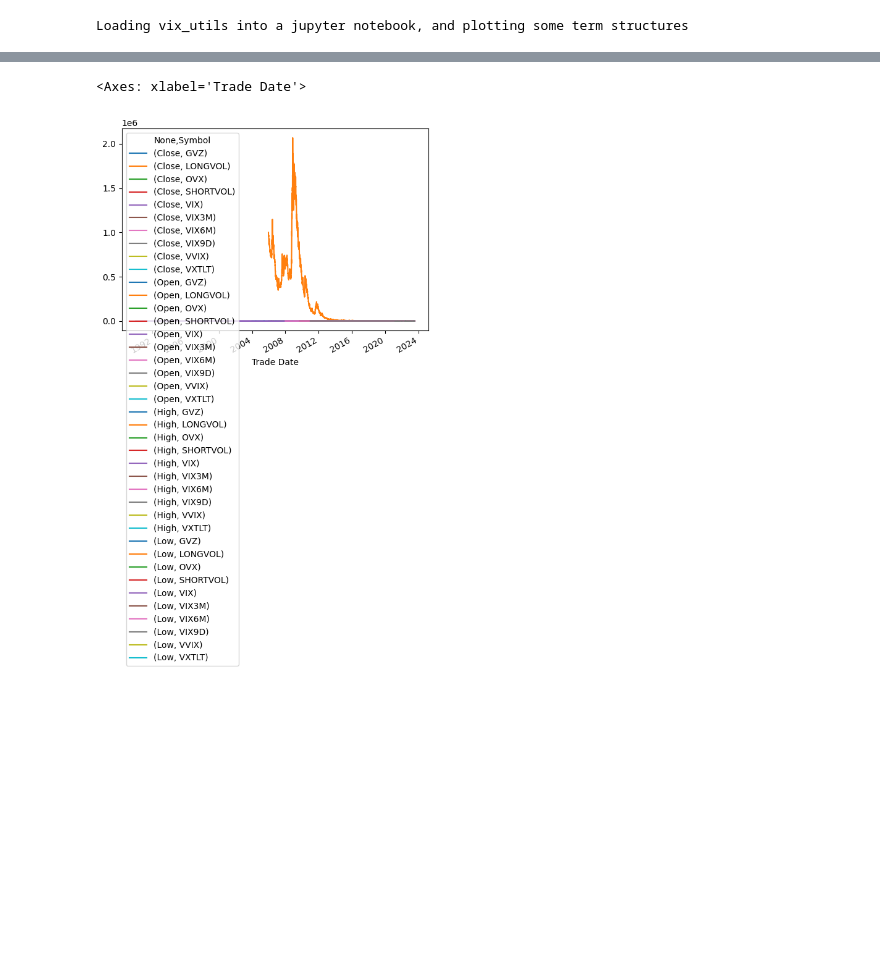
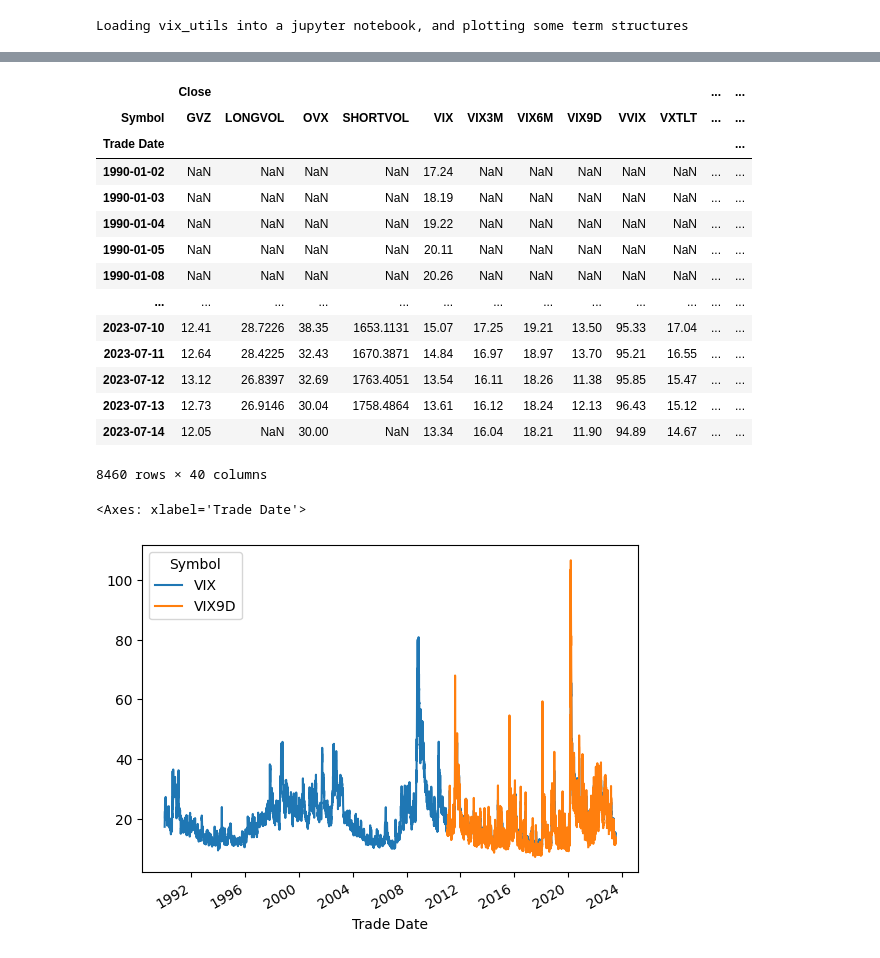
Before and after one commit to dougransom/vix_utils, a Jupyter notebook: src/vix_utils/examples/vix_utils use in Jupyter.ipynb, the cells around one changed output, grey strips where cells are left out. Cells and saved outputs as stored; diff of their text form; code cells hidden in the pictures; blank space fills up the shorter version.

```diff
--- a/src/vix_utils/examples/vix_utils use in Jupyter.ipynb
+++ b/src/vix_utils/examples/vix_utils use in Jupyter.ipynb
@@ -71,5 +62,23 @@ close.plot()
+# %%
+vix_cash_wide
+# %% [output]
+|  | Close |  |  |  |  |  |  |  |  |  | ... | ... |
+| Symbol | GVZ | LONGVOL | OVX | SHORTVOL | VIX | VIX3M | VIX6M | VIX9D | VVIX | VXTLT | ... | ... |
+| Trade Date |  |  |  |  |  |  |  |  |  |  |  | ... |
+| 1990-01-02 | NaN | NaN | NaN | NaN | 17.24 | NaN | NaN | NaN | NaN | NaN | ... | ... |
+| 1990-01-03 | NaN | NaN | NaN | NaN | 18.19 | NaN | NaN | NaN | NaN | NaN | ... | ... |
+| 1990-01-04 | NaN | NaN | NaN | NaN | 19.22 | NaN | NaN | NaN | NaN | NaN | ... | ... |
+| 1990-01-05 | NaN | NaN | NaN | NaN | 20.11 | NaN | NaN | NaN | NaN | NaN | ... | ... |
+| 1990-01-08 | NaN | NaN | NaN | NaN | 20.26 | NaN | NaN | NaN | NaN | NaN | ... | ... |
+| ... | ... | ... | ... | ... | ... | ... | ... | ... | ... | ... | ... | ... |
+| 2023-07-10 | 12.41 | 28.7226 | 38.35 | 1653.1131 | 15.07 | 17.25 | 19.21 | 13.50 | 95.33 | 17.04 | ... | ... |
+| 2023-07-11 | 12.64 | 28.4225 | 32.43 | 1670.3871 | 14.84 | 16.97 | 18.97 | 13.70 | 95.21 | 16.55 | ... | ... |
+| 2023-07-12 | 13.12 | 26.8397 | 32.69 | 1763.4051 | 13.54 | 16.11 | 18.26 | 11.38 | 95.85 | 15.47 | ... | ... |
+| 2023-07-13 | 12.73 | 26.9146 | 30.04 | 1758.4864 | 13.61 | 16.12 | 18.24 | 12.13 | 96.43 | 15.12 | ... | ... |
+| 2023-07-14 | 12.05 | NaN | 30.00 | NaN | 13.34 | 16.04 | 18.21 | 11.90 | 94.89 | 14.67 | ... | ... |
+8460 rows × 40 columns
 # %%
-vix_cash_wide.plot()
+vix_cash_wide["Close"][["VIX","VIX9D"]].plot()
 # %% [output]
 <Axes: xlabel='Trade Date'>
-[figure, old version]
+[figure, new version]
```
Also changed, not shown: parts of 8 cells of this notebook, 3 other files.
